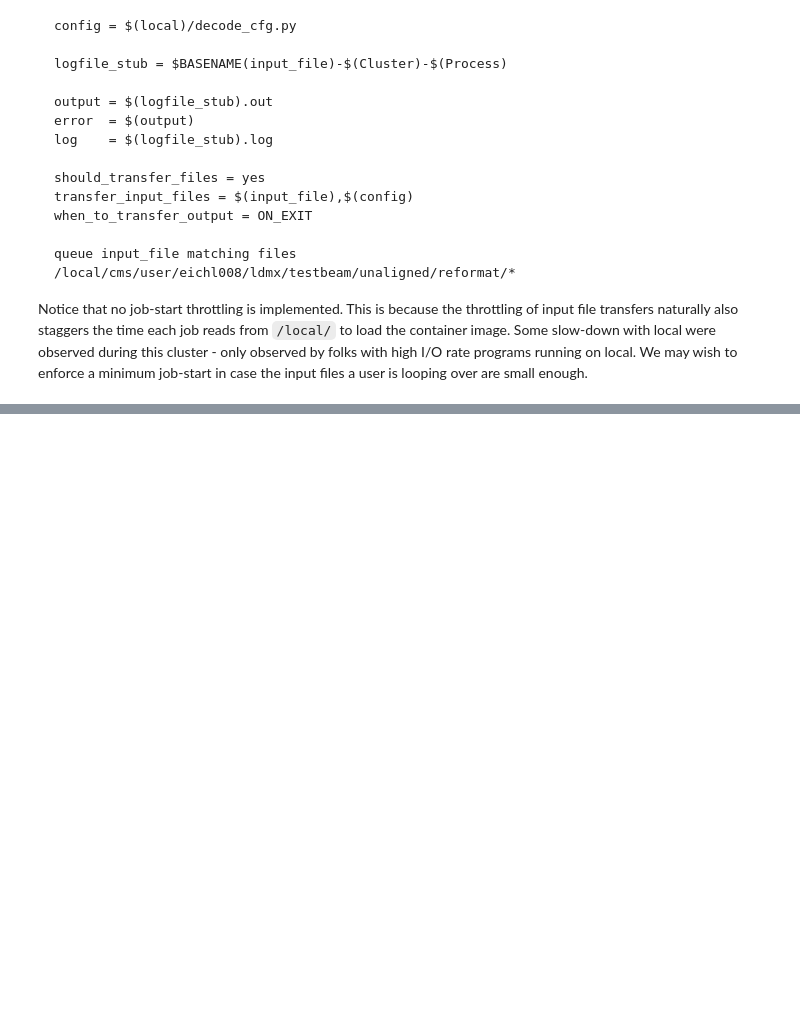
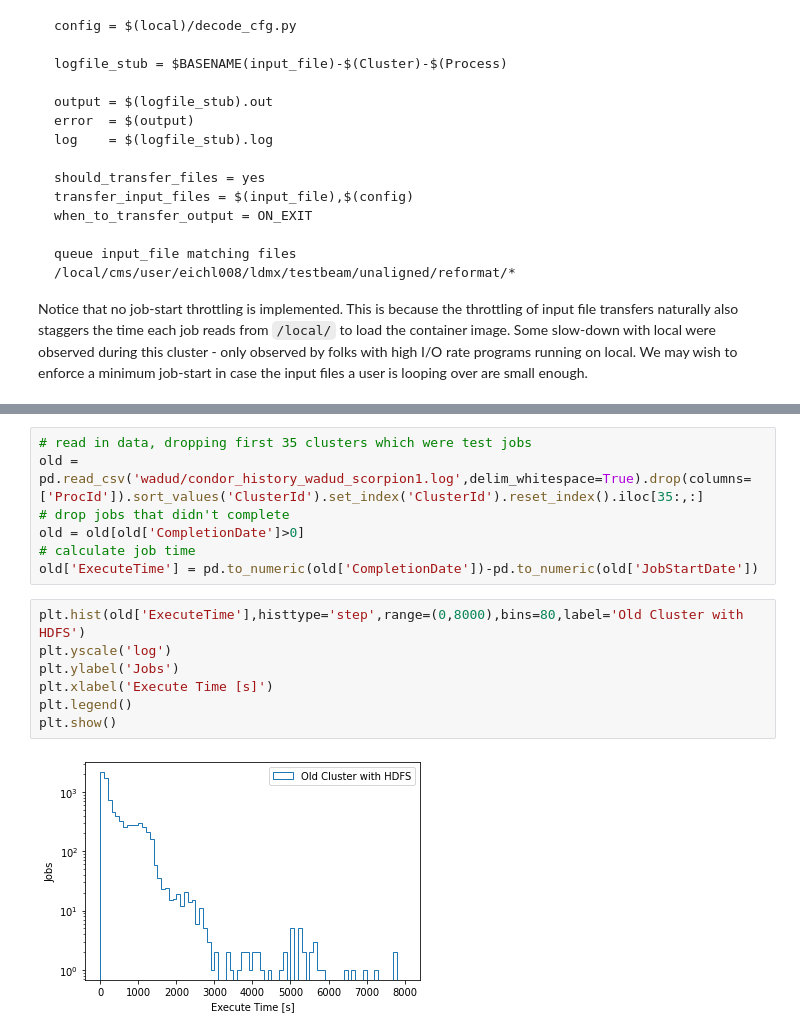
Before and after one commit to tomeichlersmith/umn-cluster, a Jupyter notebook: proto-cluster/job-timing-study.ipynb, the cells around one changed output, grey strips where cells are left out. Cells and saved outputs as stored; diff of their text form; blank space fills up the shorter version.

```diff
--- a/proto-cluster/job-timing-study.ipynb
+++ b/proto-cluster/job-timing-study.ipynb
@@ -224,0 +251,16 @@ plot_timing(41)
+# %%
+# read in data, dropping first 35 clusters which were test jobs
+old = pd.read_csv('wadud/condor_history_wadud_scorpion1.log',delim_whitespace=True).drop(columns=['ProcId']).sort_values('ClusterId').set_index('ClusterId').reset_index().iloc[35:,:]
+# drop jobs that didn't complete
+old = old[old['CompletionDate']>0]
+# calculate job time
+old['ExecuteTime'] = pd.to_numeric(old['CompletionDate'])-pd.to_numeric(old['JobStartDate'])
+# %%
+plt.hist(old['ExecuteTime'],histtype='step',range=(0,8000),bins=80,label='Old Cluster with HDFS')
+plt.yscale('log')
+plt.ylabel('Jobs')
+plt.xlabel('Execute Time [s]')
+plt.legend()
+plt.show()
+# %% [output]
+[figure, added]
```
Also changed, not shown: parts of 6 cells of this notebook.
